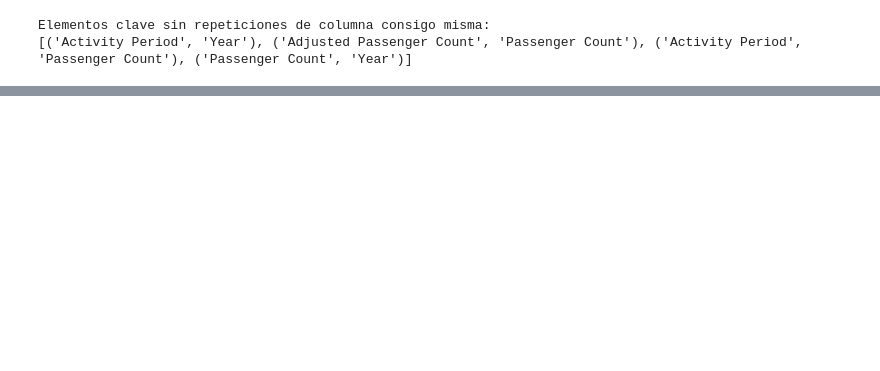
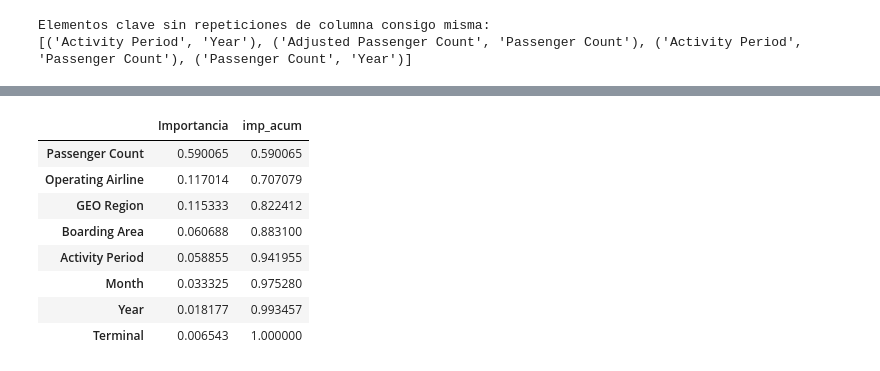
Before and after one commit to AngelMP02/Air_Trafic, a Jupyter notebook: data.ipynb, the cells around one changed output, grey strips where cells are left out. Saved outputs shown, nothing was run; the diff lists cells and outputs as text; code cells hidden in the pictures; blank space fills up the shorter version.

```diff
--- a/data.ipynb
+++ b/data.ipynb
@@ -82,7 +82,7 @@ Adjusted Activity Type Code    object
 Month                          object
 dtype: object
 # %%
-columnas_drop= [
+columnas_drop= ["Adjusted Passenger Count",
                 "GEO Summary",
                 "Price Category Code",
                 "Adjusted Activity Type Code",
@@ -398,3 +396,10 @@ print(elementos_clave_sin_repeticiones)
 # %% [output]
 Elementos clave sin repeticiones de columna consigo misma:
 [('Activity Period', 'Year'), ('Adjusted Passenger Count', 'Passenger Count'), ('Activity Period', 'Passenger Count'), ('Passenger Count', 'Year')]
+# %%
+# Generar la lista de features y la variable target
+target = 'Activity Type Code'
+features = [x for x in df_air_filt2.columns if x!=target]
+
+print(target)
+print(features)
@@ -400,0 +409,9 @@ Elementos clave sin repeticiones de columna consigo misma:
+# %%
+# Importar el algoritmo de árboles de decisión
+from sklearn.tree import DecisionTreeRegressor
+
+# Asignar el algortimo e indicar la profundidad máxima del árbol (con un número rotandamente grande para sobreajustar)
+arbol_importancia = DecisionTreeRegressor(max_depth=len(features)+10, random_state=100)
+
+# Entrenar un árbol con todo el conjunto de datos
+arbol_importancia.fit(X=df_air_filt2[features], y=df_air_filt2[target])
@@ -400,0 +445,15 @@ Elementos clave sin repeticiones de columna consigo misma:
+# %%
+
+import pandas as pd
+
+
+# Convertir a DataFrame de pandas
+df = pd.DataFrame({'Importancia': arbol_importancia.feature_importances_}, index=features)
+
+# Crear un Dask DataFrame a partir del DataFrame de pandas
+importancia = dd.from_pandas(df, npartitions=1)
+
+# Ordenar los datos
+importancia = importancia.sort_values(by='Importancia', ascending=False)
+
+importancia.compute()
@@ -400,0 +470,13 @@ Elementos clave sin repeticiones de columna consigo misma:
+# %%
+importancia["imp_acum"] = importancia["Importancia"].cumsum()
+importancia.compute()
+# %% [output]
+|  | Importancia | imp_acum |
+| Passenger Count | 0.590065 | 0.590065 |
+| Operating Airline | 0.117014 | 0.707079 |
+| GEO Region | 0.115333 | 0.822412 |
+| Boarding Area | 0.060688 | 0.883100 |
+| Activity Period | 0.058855 | 0.941955 |
+| Month | 0.033325 | 0.975280 |
+| Year | 0.018177 | 0.993457 |
+| Terminal | 0.006543 | 1.000000 |
```
Also changed, not shown: parts of 8 cells of this notebook.
